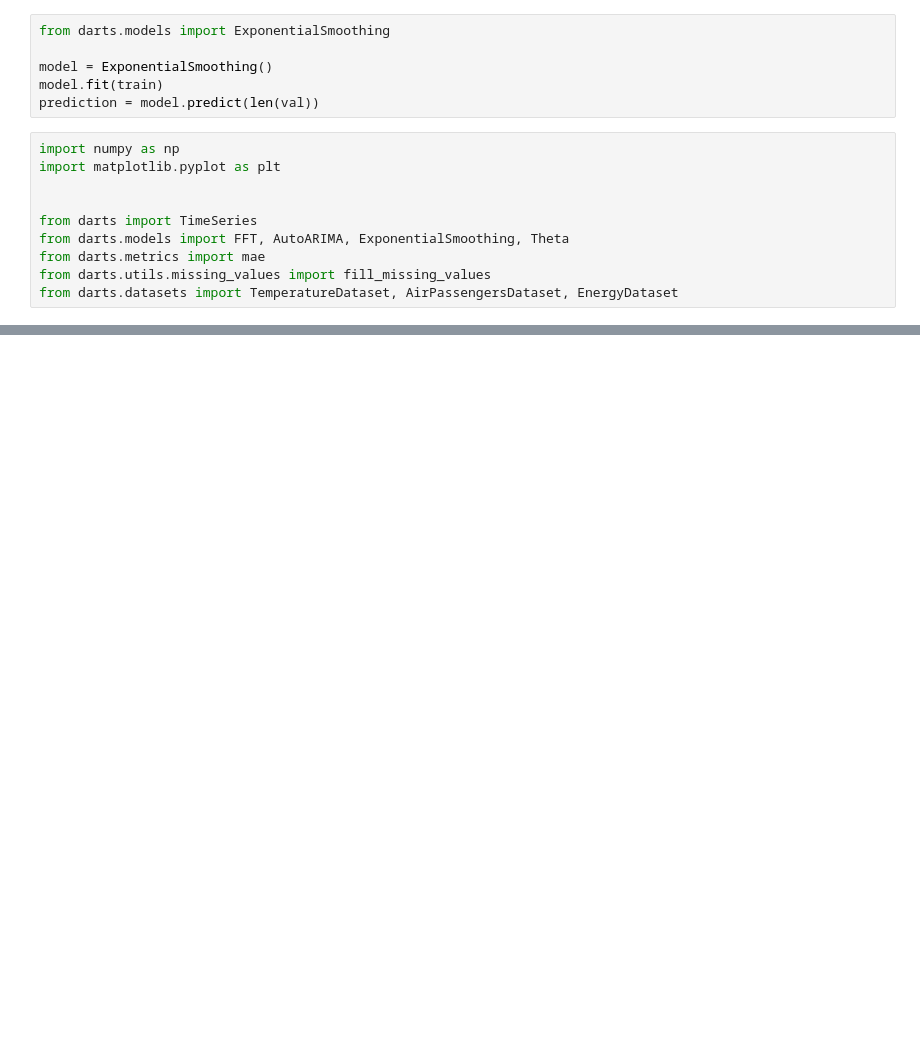
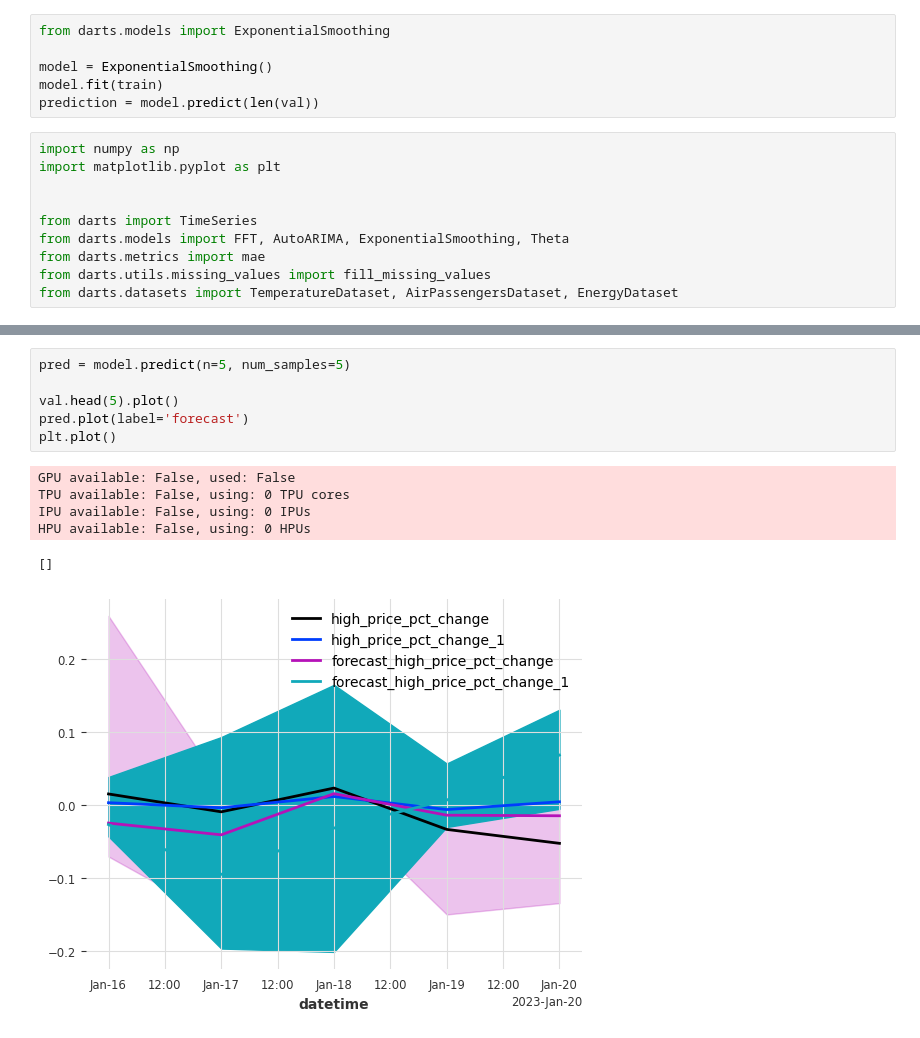
Before and after one commit to prz-ziaja/finance, a Jupyter notebook: notebooks/dataloader.ipynb, the cells around one changed output, grey strips where cells are left out. Saved outputs shown, nothing was run; the diff lists cells and outputs as text; blank space fills up the shorter version.

```diff
--- a/notebooks/dataloader.ipynb
+++ b/notebooks/dataloader.ipynb
@@ -43,3 +86,16 @@ pred_val = model.predict(len(val))
+# %%
+pred = model.predict(n=5, num_samples=5)
+
+val.head(5).plot()
+pred.plot(label='forecast')
+plt.plot()
+# %% [output]
+GPU available: False, used: False
+TPU available: False, using: 0 TPU cores
+IPU available: False, using: 0 IPUs
+HPU available: False, using: 0 HPUs
+[]
+[figure, added]
 # %%
 pred_val.plot()
 val.plot()
```
Also changed, not shown: parts of 18 cells of this notebook.
